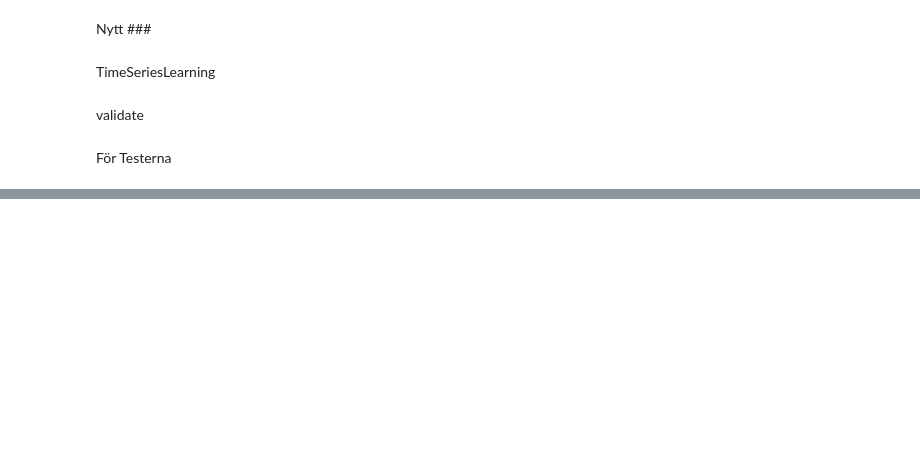
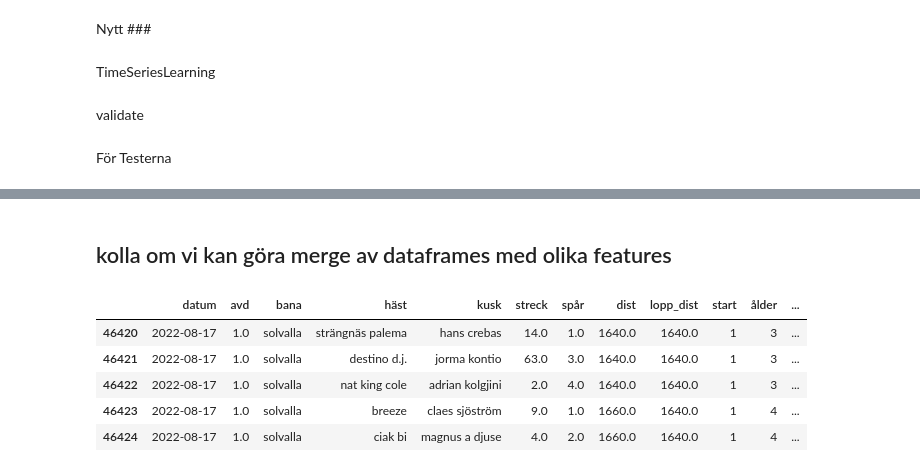
Before and after one commit to carokanns/Trav, a Jupyter notebook: spel/v75_tester/🏫_Learn_copy.ipynb, the cells around one changed output, grey strips where cells are left out. Drawn from its saved outputs; the diff is of its cells as text; code cells hidden in the pictures; blank space fills up the shorter version.

```diff
--- a/spel/v75_tester/🏫_Learn_copy.ipynb
+++ b/spel/v75_tester/🏫_Learn_copy.ipynb
@@ -1025,0 +1067,5 @@ AUC 0.61134 F1 0.24039 Acc 0.7762 MAE 0.2238
+# %%
+# data = test1.prepare_for_model(train)
+# print('streck' in data.columns)
+model1=test1.learn(train.drop('y', axis=1), train['y'], save=False)
+proba1 = test1.predict(test.drop('y', axis=1), model=model1)
@@ -1025,0 +1086,3 @@ AUC 0.61134 F1 0.24039 Acc 0.7762 MAE 0.2238
+# %%
+model4=test4.learn(train.drop('y', axis=1), train['y'], save=False)
+proba4 = test4.predict(test.drop('y', axis=1), model=model4)
@@ -1025,0 +1092,13 @@ AUC 0.61134 F1 0.24039 Acc 0.7762 MAE 0.2238
+# %%
+# print(model1.get_feature_importance(prettified=True))
+print(model2.get_feature_importance(prettified=True))
+# print(model3.get_feature_importance(prettified=True))
+# print(model4.get_feature_importance(prettified=True))
+model1_features = model1.feature_names_
+model2_features = model2.feature_names_
+model3_features = model3.feature_names_
+model4_features = model4.feature_names_
+# print(model1_features,len(model1_features))
+print(model2_features,len(model2_features))
+# print(model3_features,len(model3_features))
+# print(model4_features,len(model4_features))
@@ -1025,0 +1123,19 @@ AUC 0.61134 F1 0.24039 Acc 0.7762 MAE 0.2238
+# %%
+X1 = test1.prepare_for_model(test.drop('y', axis=1))
+X1=tp.prepare_for_catboost(X1,model1_features)[0]
+X4 = test4.prepare_for_model(test.drop('y', axis=1))
+X4=tp.prepare_for_catboost(X4,model4_features)[0]
+# %% [markdown]
+## kolla om vi kan göra merge av dataframes med olika features
+# %%
+# merge dataframes X1 and X4 by index
+X = pd.concat([X1, X4], axis=0)
+# X = pd.merge(X1, X4, on='key')
+X.head()
+# %% [output]
+|  | datum | avd | bana | häst | kusk | streck | spår | dist | lopp_dist | start | ålder | ... |
+| 46420 | 2022-08-17 | 1.0 | solvalla | strängnäs palema | hans crebas | 14.0 | 1.0 | 1640.0 | 1640.0 | 1 | 3 | ... |
+| 46421 | 2022-08-17 | 1.0 | solvalla | destino d.j. | jorma kontio | 63.0 | 3.0 | 1640.0 | 1640.0 | 1 | 3 | ... |
+| 46422 | 2022-08-17 | 1.0 | solvalla | nat king cole | adrian kolgjini | 2.0 | 4.0 | 1640.0 | 1640.0 | 1 | 3 | ... |
+| 46423 | 2022-08-17 | 1.0 | solvalla | breeze | claes sjöström | 9.0 | 1.0 | 1660.0 | 1640.0 | 1 | 4 | ... |
+| 46424 | 2022-08-17 | 1.0 | solvalla | ciak bi | magnus a djuse | 4.0 | 2.0 | 1660.0 | 1640.0 | 1 | 4 | ... |
```
Also changed, not shown: parts of 21 cells of this notebook, 42 other files.
